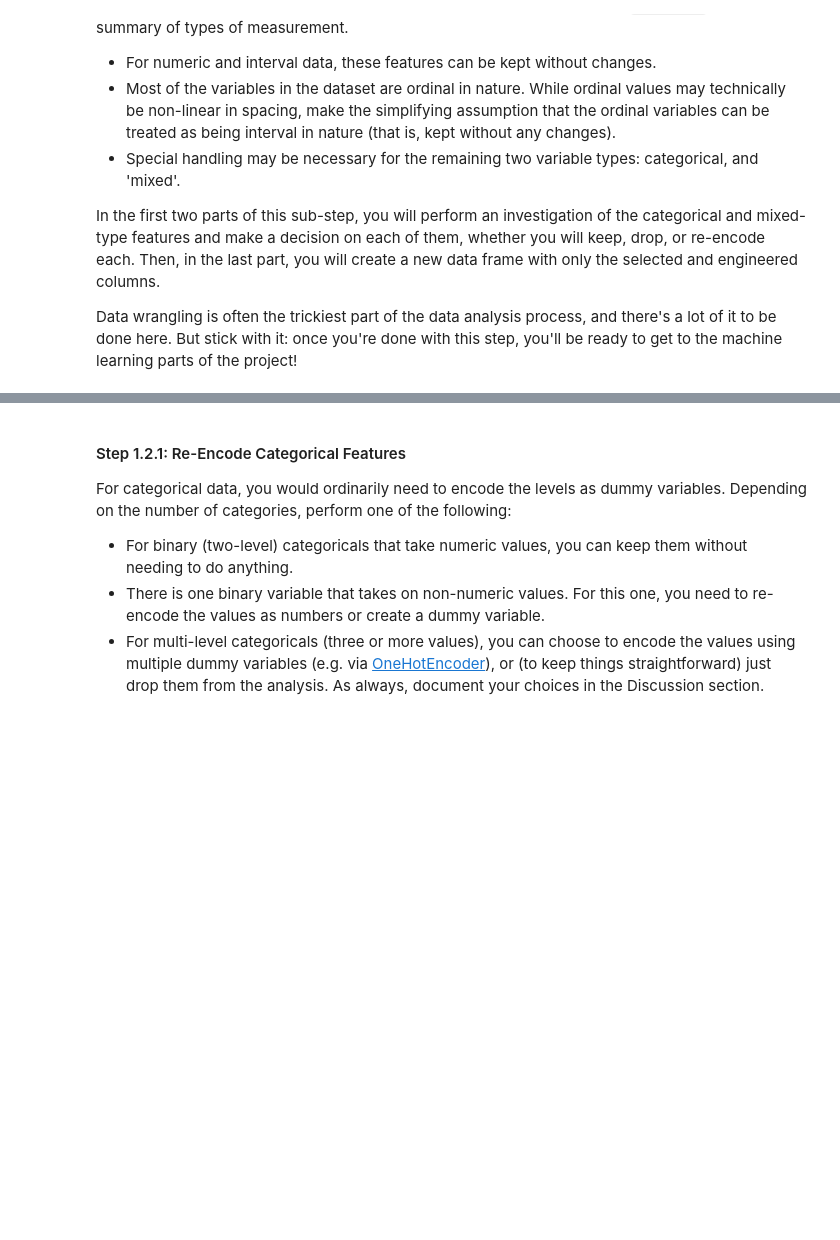
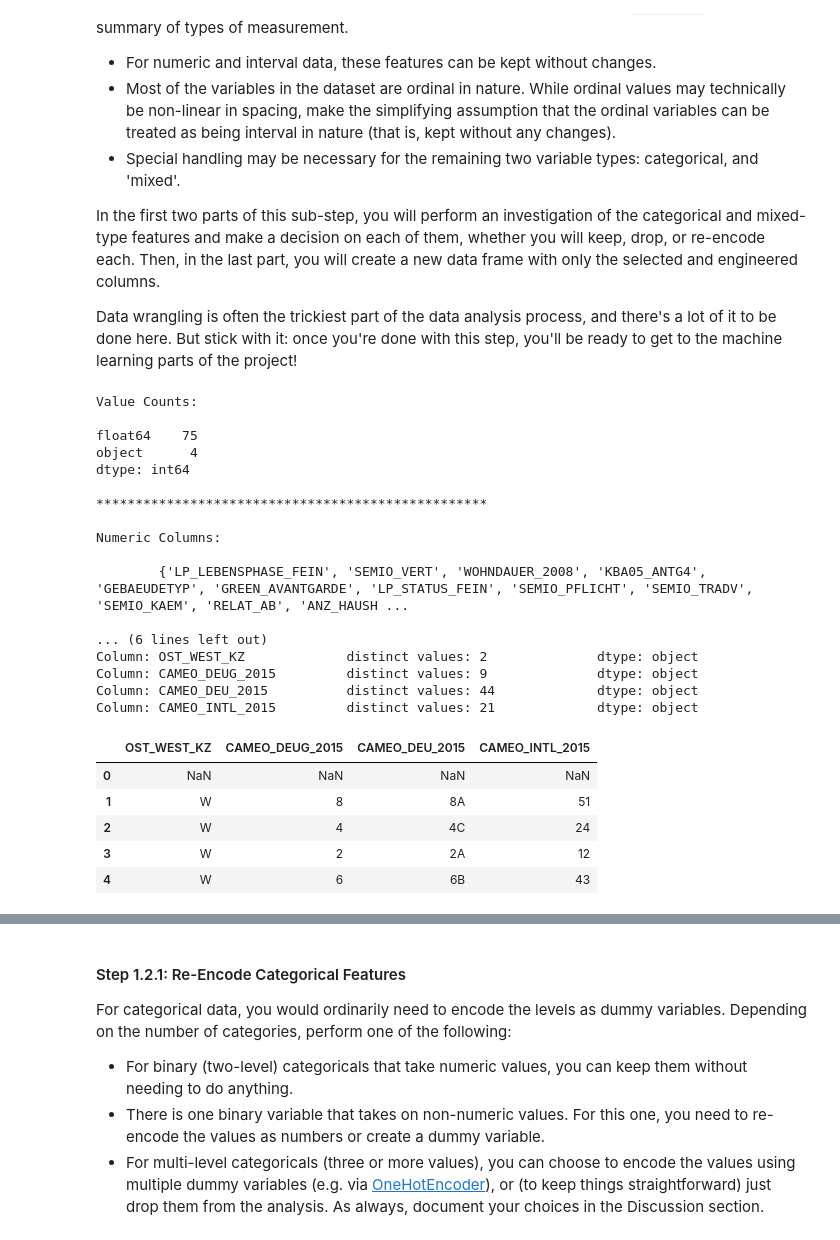
Before and after one commit to jmnickerson05/udacity_identify_customer_segments, a Jupyter notebook: Identify_Customer_Segments.ipynb, the cells around one changed output, grey strips where cells are left out. Saved outputs shown, nothing was run; the diff lists cells and outputs as text; code cells hidden in the pictures; blank space fills up the shorter version.

```diff
--- a/Identify_Customer_Segments.ipynb
+++ b/Identify_Customer_Segments.ipynb
@@ -248,0 +288,37 @@ Data wrangling is often the trickiest part of the data analysis process, and the
+# %%
+# How many features are there of each data type?
+sep = '\n\n'+ '*'*50  + '\n\n'
+print(f'Value Counts:\n\n{azdias.dtypes.value_counts()}',
+      f'Numeric Columns:\n\n\t{set(azdias._get_numeric_data().columns)}',
+      f'Non-Numeric Columns:\n\n\t{other_cols}', sep=sep)
+
+print()
+for col in other_cols:
+    print(f'Column: {col}\t\tdistlinct values: {len(azdias[col].value_counts())}\t\tdtype: {azdias[col].dtypes}')
+
+print()
+display(azdias[other_cols].head())
+# %% [output]
+Value Counts:
+
+float64    75
+object      4
+dtype: int64
+
+**************************************************
+
+Numeric Columns:
+
+        {'LP_LEBENSPHASE_FEIN', 'SEMIO_VERT', 'WOHNDAUER_2008', 'KBA05_ANTG4', 'GEBAEUDETYP', 'GREEN_AVANTGARDE', 'LP_STATUS_FEIN', 'SEMIO_PFLICHT', 'SEMIO_TRADV', 'SEMIO_KAEM', 'RELAT_AB', 'ANZ_HAUSH ...
+
+... (6 lines left out)
+Column: OST_WEST_KZ             distinct values: 2              dtype: object
+Column: CAMEO_DEUG_2015         distinct values: 9              dtype: object
+Column: CAMEO_DEU_2015          distinct values: 44             dtype: object
+Column: CAMEO_INTL_2015         distinct values: 21             dtype: object
+|  | OST_WEST_KZ | CAMEO_DEUG_2015 | CAMEO_DEU_2015 | CAMEO_INTL_2015 |
+| 0 | NaN | NaN | NaN | NaN |
+| 1 | W | 8 | 8A | 51 |
+| 2 | W | 4 | 4C | 24 |
+| 3 | W | 2 | 2A | 12 |
+| 4 | W | 6 | 6B | 43 |
```
Also changed, not shown: parts of 16 cells of this notebook.
